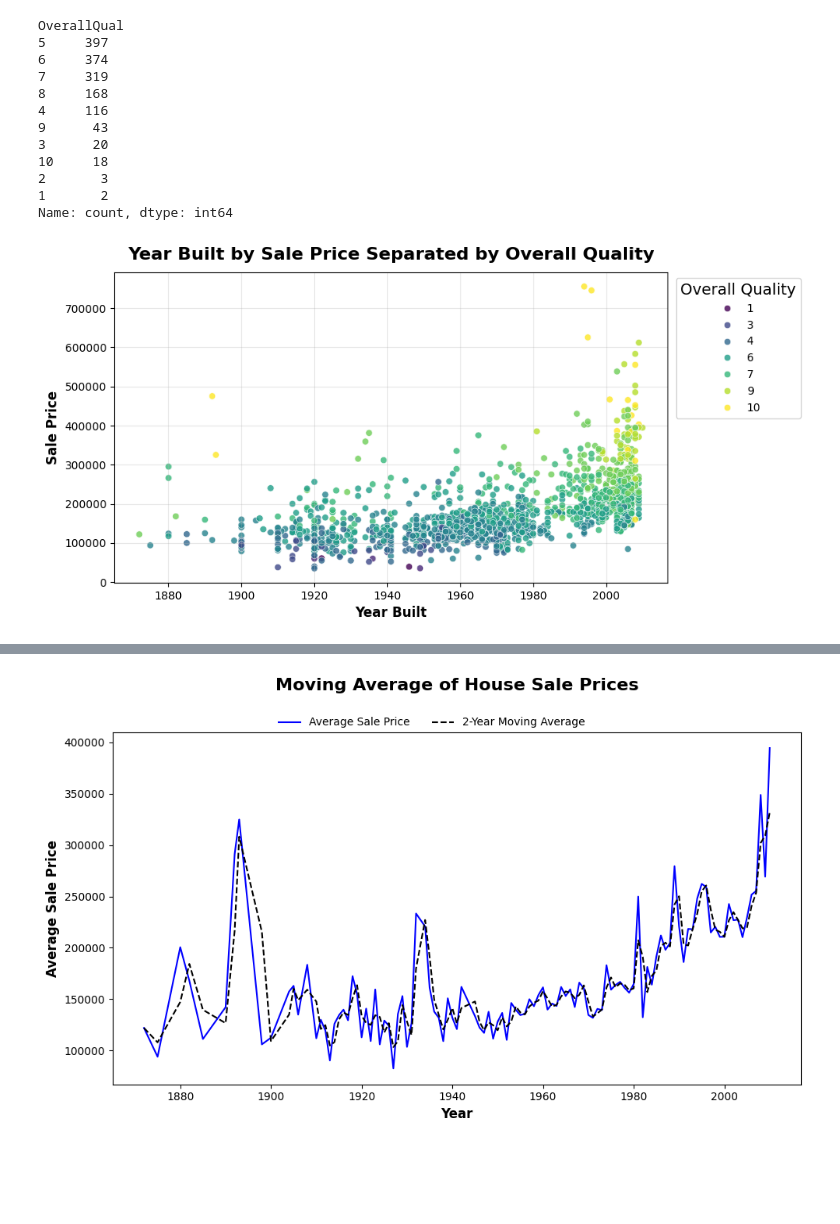
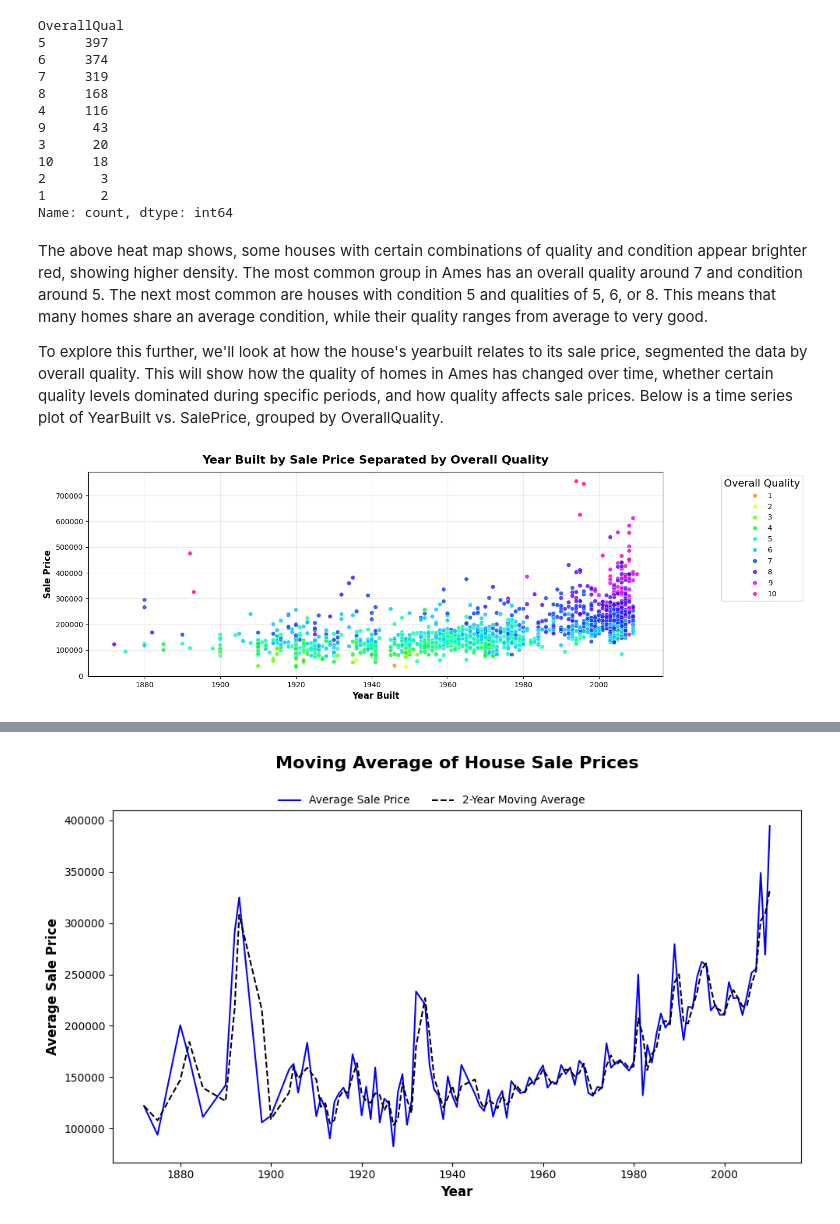
Before and after one commit to annugit1655/Real-Estate-Price-Prediction, a Jupyter notebook: Real-Estate-Price-Prediction/notebooks/EDA-house-part-1.ipynb, the cells around one changed output, grey strips where cells are left out. Drawn from its saved outputs; the diff is of its cells as text; code cells hidden in the pictures; blank space fills up the shorter version.

```diff
--- a/Real-Estate-Price-Prediction/notebooks/EDA-house-part-1.ipynb
+++ b/Real-Estate-Price-Prediction/notebooks/EDA-house-part-1.ipynb
@@ -681,24 +740,29 @@ OverallQual
 2       3
 1       2
 Name: count, dtype: int64
+# %% [markdown]
+The above heat map shows, some houses with certain combinations of quality and condition appear brighter red, showing higher density. The most common group in Ames has an overall quality around 7 and condition around 5. The next most common are houses with condition 5 and qualities of 5, 6, or 8. This means that many homes share an average condition, while their quality ranges from average to very good.
+
+To explore this further, we'll look at how the house's yearbuilt relates to its sale price, segmented the data by overall quality. This will show how the quality of homes in Ames has changed over time, whether certain quality levels dominated during specific periods, and how quality affects sale prices. Below is a time series plot of YearBuilt vs. SalePrice, grouped by OverallQuality.
 # %%
-fig, ax = plt.subplots(figsize=(10, 5))
+fig, ax = plt.subplots(figsize=(15, 5))
 
 sns.scatterplot(
     data=new_df,
     x="YearBuilt",
     y="SalePrice",
     hue="OverallQual",   # color by overall quality
+    hue_order=range(1, 11),
     alpha=0.8,
-    palette="viridis"
+    palette=sns.color_palette("hsv", 10)
 )
 ax.set_title("Year Built by Sale Price Separated by Overall Quality", fontsize=16, fontweight='bold', y=1.02)
 ax.set_xlabel("Year Built", fontsize=12, fontweight='bold')
 ax.set_ylabel("Sale Price", fontsize=12, fontweight='bold')
 ax.legend(title="Overall Quality", title_fontsize=14, bbox_to_anchor=(1.25, 1), fancybox=True, loc='upper right')
 
 plt.grid(True, alpha=0.3)
 plt.tight_layout()
 plt.show()
 # %% [output]
-[figure, old version]
+[figure, new version]
```
Also changed, not shown: parts of 13 cells of this notebook.
